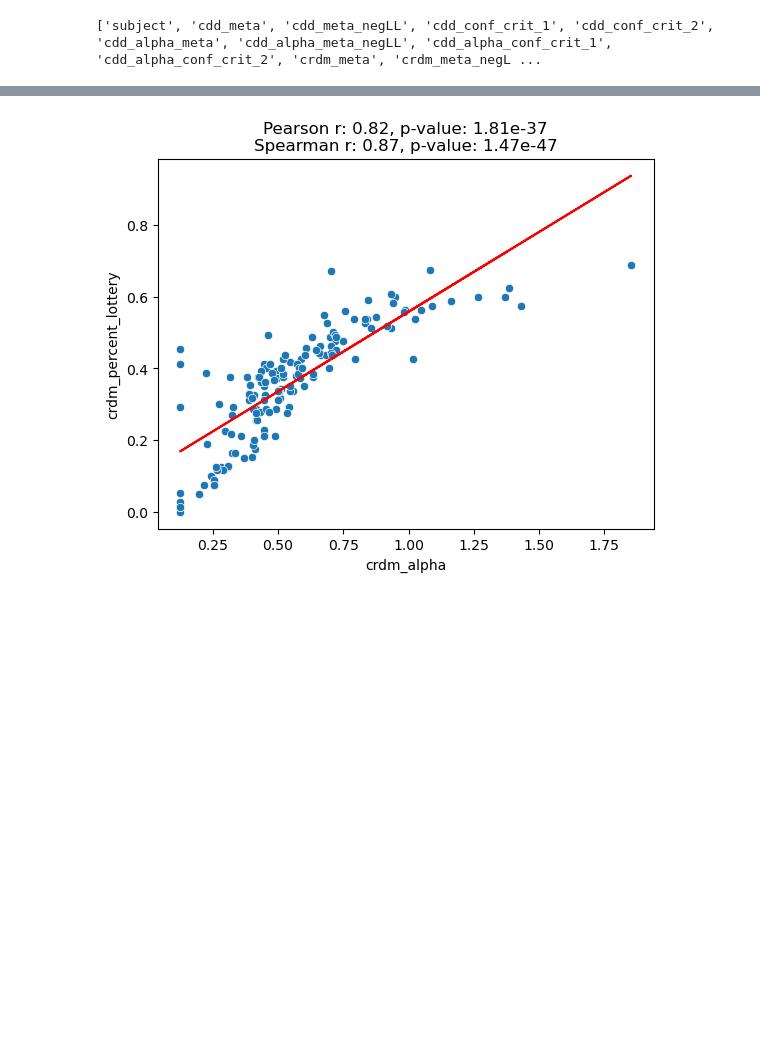
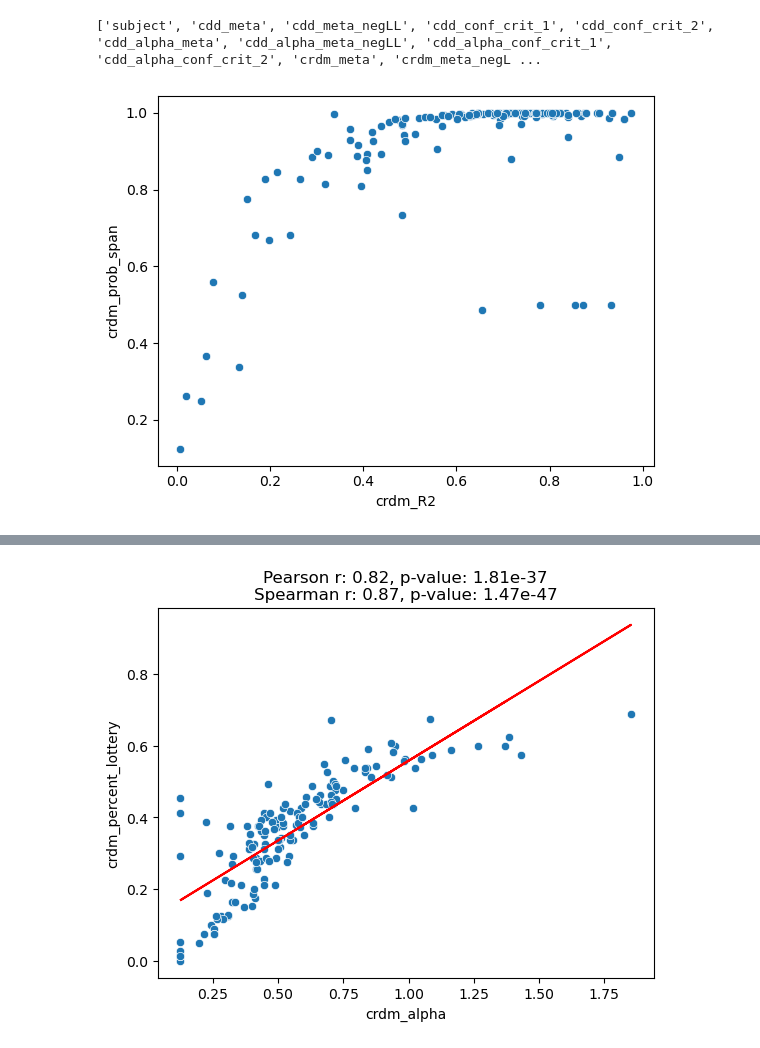
Before and after one commit to CDN-Lab/inspection, a Jupyter notebook: plot_by_study.ipynb, the cells around one changed output, grey strips where cells are left out. Cells and saved outputs as stored; diff of their text form; code cells hidden in the pictures; blank space fills up the shorter version.

Commit message:
added plots on fit metrics

```diff
--- a/plot_by_study.ipynb
+++ b/plot_by_study.ipynb
@@ -26,15 +26,23 @@ def compute_correlations(x, y):
     return {'Pearson': {'r': pearson_r, 'r^2': pearson_r2, 'p-value': pearson_p},
             'Spearman': {'r': spearman_r, 'r^2': spearman_r2, 'p-value': spearman_p}}
 # %%
-def plot_xy(df,xparm='',yparm='',fig_nb=1):
+def plot_xy(df,xparm='',yparm='',fig_nb=1,line=True,title=True):
     plt.figure(fig_nb)
     x=df[xparm]
     # add other blocks
-    y=agg_df[yparm]
+    y=df[yparm]
     sns.scatterplot(x=x, y=y)
-    m, b = np.polyfit(x, y, 1)
-    plt.plot(x, m*x+b,"r-")
+    if line:
+        m, b = np.polyfit(x, y, 1)
+        plt.plot(x, m*x+b,"r-")
     corr = compute_correlations(x, y)
-    plt.title(f"Pearson r: {corr['Pearson']['r']:.2f}, p-value: {corr['Pearson']['p-value']:.2e}\nSpearman r: {corr['Spearman']['r']:.2f}, p-value: {corr['Spearman']['p-value']:.2e}")
+    if title:
+        plt.title(f"Pearson r: {corr['Pearson']['r']:.2f}, p-value: {corr['Pearson']['p-value']:.2e}\nSpearman r: {corr['Spearman']['r']:.2f}, p-value: {corr['Spearman']['p-value']:.2e}")
     plt.xlabel(xparm)
     plt.ylabel(yparm)
+# %%
+# CRDM R2 versus prob_span
+
+plot_xy(agg_df,xparm='crdm_R2',yparm='crdm_prob_span',fig_nb=1001,line=False,title=False)
+# %% [output]
+[figure, added]
```
Also changed, not shown: parts of 1 cell of this notebook.
